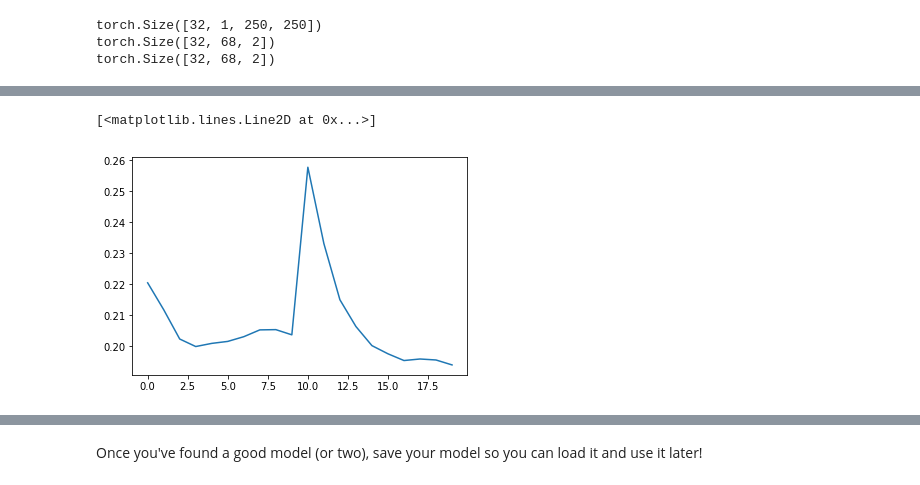
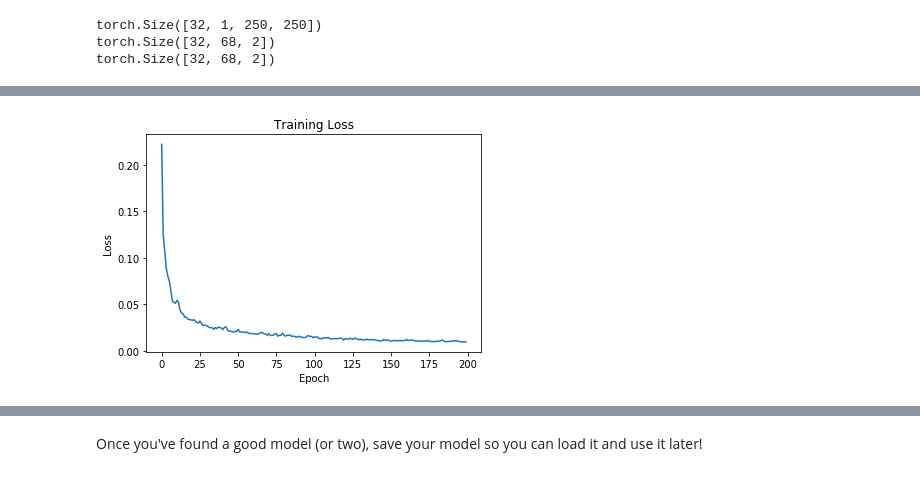
Before and after one commit to mmichal9/Computer_Vision_Nanodegree, a Jupyter notebook: projects/facial_keypoint_detection/2. Define the Network Architecture.ipynb, the cells around one changed output, grey strips where cells are left out. Drawn from its saved outputs; the diff is of its cells as text; code cells hidden in the pictures.

Commit message:
Train selected network

```diff
--- a/projects/facial_keypoint_detection/2. Define the Network Architecture.ipynb
+++ b/projects/facial_keypoint_detection/2. Define the Network Architecture.ipynb
@@ -337,6 +351,7 @@ import os
 
 
 class Trainer:
+    """ Trainer class"""
 
     def __init__(self, network, optimizer, criterion, train_loader, config):
         self.train_loader = train_loader
@@ -350,8 +365,8 @@ class Trainer:
                                "epoch_time": [],
                                "epoch_loss":[],
                                "batch_loss":[],
-                               "print_batch_and_save_loss": True,
-                               "print_and_store_every": 10
+                               "print_batch_and_save_loss": False,
+                               "print_and_store_every": 100
                               }
 
     def batchTrain(self):
@@ -403,7 +418,7 @@ class Trainer:
         epoch_loss = self.internalConfig["epoch_loss"][-1]
         epoch_time = self.internalConfig["epoch_time"][-1]
         epoch = self.internalConfig["epoch"]
-        print('Epoch: {},\t -----: ---,\t Epoch Loss: {:.6f},\t Time: {:.3f}\n'.format(epoch, epoch_loss, epoch_time))
+        print('Epoch: {},\t -----: ---,\t Epoch Loss: {:.6f},\t Time: {:.3f}'.format(epoch, epoch_loss, epoch_time))
 
 
     def saveModel(self, epoch, name = ""):
@@ -429,7 +444,7 @@ class Trainer:
                 "epoch_loss":self.internalConfig["epoch_loss"],
                 "batch_loss":self.internalConfig["batch_loss"]
                }
-        return data
+        return self.net, data
 
 
     def train(self):
@@ -440,11 +455,11 @@ class Trainer:
 
         return self.saveData()
 # %%
-config = {"epochs": 2,
-          "save_every": 1,
-          "model_save_path": "",
-          "model_name": "SinmpleModel"}
+config = {"epochs": 200,
+          "save_every": 10,
+          "model_save_path": "saved_models",
+          "model_name": "KeyPointNetCNN"}
 
 t = Trainer(net, optimizer, criterion, train_loader, config)
-data = t.train()
+model, data = t.train()
 # %% [output]
@@ -477,7 +509,12 @@ a = data["batch_loss"]
 # %%
 import matplotlib.pyplot as plt
 
-plt.plot(a)
+plt.plot(data["epoch_loss"])
+
+plt.title("Training Loss")
+plt.xlabel("Epoch")
+plt.ylabel("Loss")
+
+plt.show();
 # %% [output]
-[<matplotlib.lines.Line2D at 0x...>]
-[figure, old version]
+[figure, new version]
```
Also changed, not shown: parts of 11 cells of this notebook.
